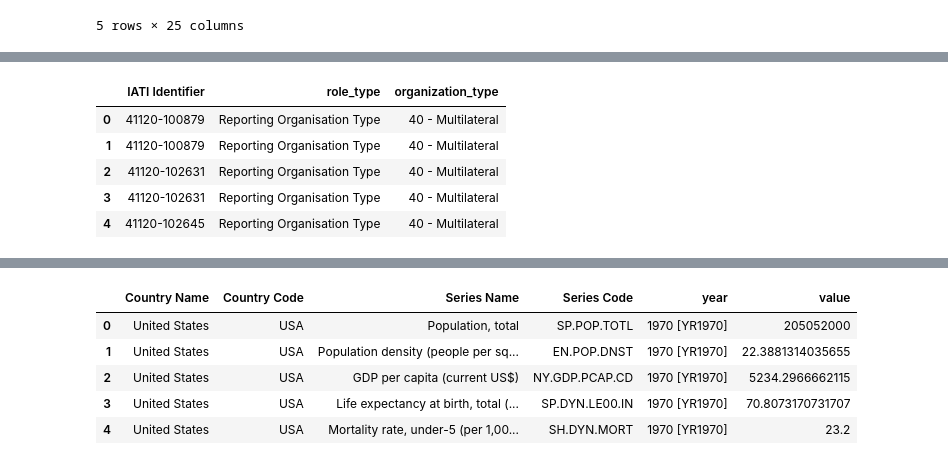
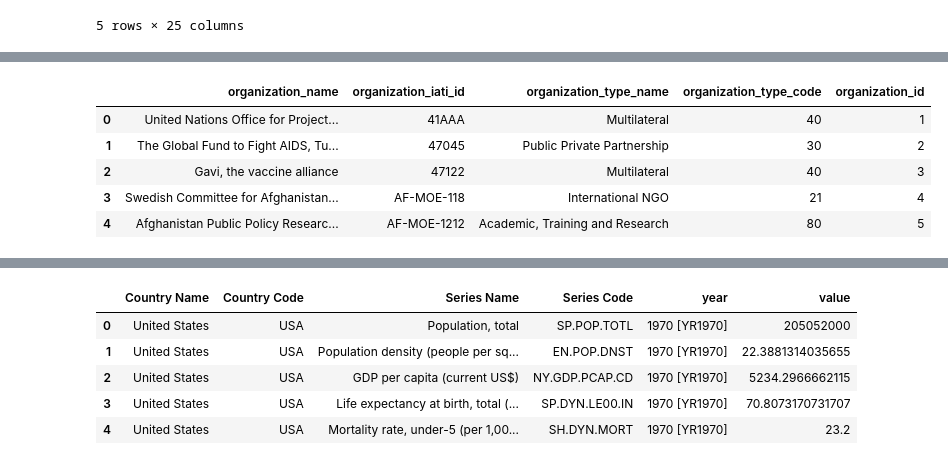
Before and after one commit to kirbt/INFO430-datawarehouse, a Jupyter notebook: iata_ETL.ipynb, the cells around one changed output, grey strips where cells are left out. Cells and saved outputs as stored; diff of their text form; code cells hidden in the pictures.

```diff
--- a/iata_ETL.ipynb
+++ b/iata_ETL.ipynb
@@ -202,9 +333,32 @@ organizations_long.head()
 # %%
-organization_types_long.head()
+# build dim organization
+dim_organization = (
+    organization_long[
+        [
+            "organization_name_clean",
+            "organization_iati_id",
+            "organization_type_name",
+            "organization_type_code"
+        ]
+    ]
+    .dropna( subset=["organization_name_clean", "organization_type_name"], how="all" )
+    .drop_duplicates()
+    .reset_index(drop=True)
+)
+
+# rename column
+dim_organization = dim_organization.rename(
+    columns={"organization_name_clean": "organization_name"}
+)
+
+# add pk
+dim_organization["organization_id"] = dim_organization.index + 1
+
+dim_organization.head()
 # %% [output]
-|  | IATI Identifier | role_type | organization_type |
-| 0 | 41120-100879 | Reporting Organisation Type | 40 - Multilateral |
-| 1 | 41120-100879 | Reporting Organisation Type | 40 - Multilateral |
-| 2 | 41120-102631 | Reporting Organisation Type | 40 - Multilateral |
-| 3 | 41120-102631 | Reporting Organisation Type | 40 - Multilateral |
-| 4 | 41120-102645 | Reporting Organisation Type | 40 - Multilateral |
+|  | organization_name | organization_iati_id | organization_type_name | organization_type_code | organization_id |
+| 0 | United Nations Office for Project... | 41AAA | Multilateral | 40 | 1 |
+| 1 | The Global Fund to Fight AIDS, Tu... | 47045 | Public Private Partnership | 30 | 2 |
+| 2 | Gavi, the vaccine alliance | 47122 | Multilateral | 40 | 3 |
+| 3 | Swedish Committee for Afghanistan... | AF-MOE-118 | International NGO | 21 | 4 |
+| 4 | Afghanistan Public Policy Researc... | AF-MOE-1212 | Academic, Training and Research | 80 | 5 |
```
Also changed, not shown: parts of 52 cells of this notebook.
